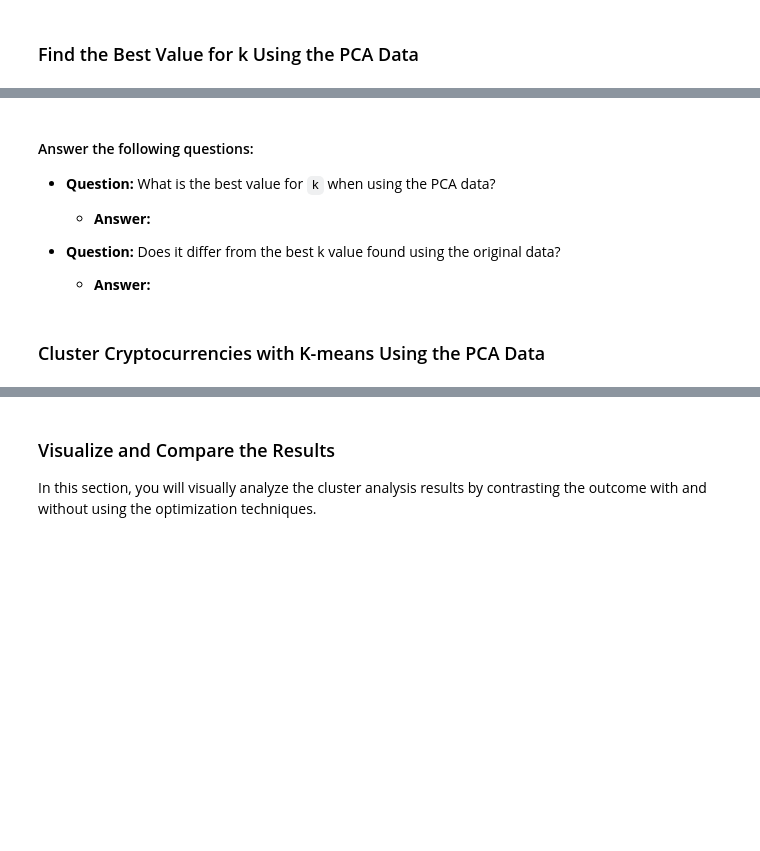
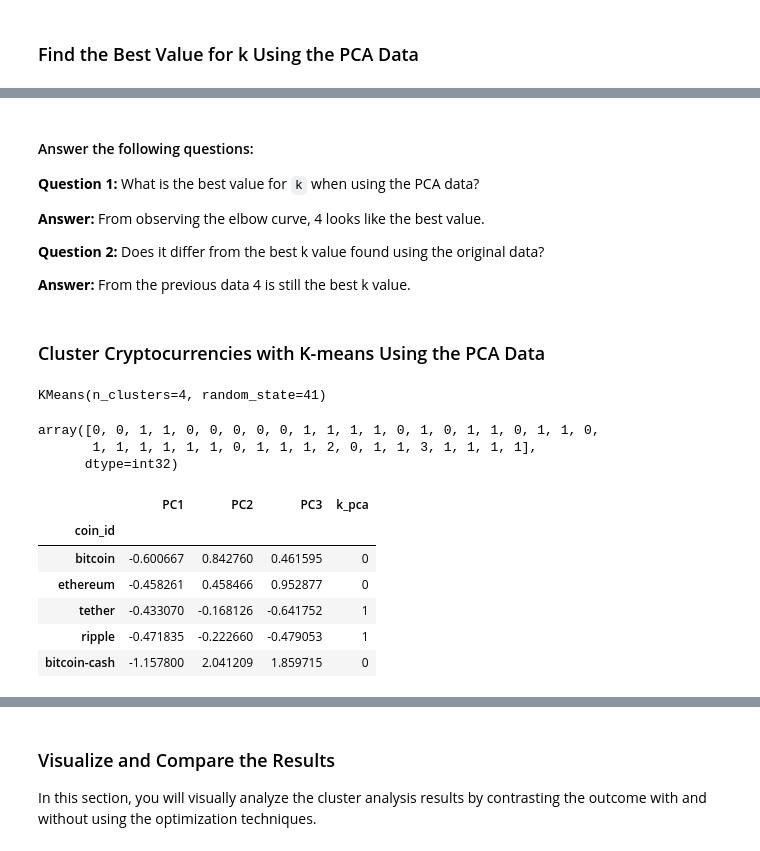
Before and after one commit to vincehsanchez/CryptoClustering, a Jupyter notebook: module19starterchallengecode/Crypto_Clustering_starter_code.ipynb, the cells around one changed output, grey strips where cells are left out. Drawn from its saved outputs; the diff is of its cells as text; code cells hidden in the pictures; blank space fills up the shorter version.

```diff
--- a/module19starterchallengecode/Crypto_Clustering_starter_code.ipynb
+++ b/module19starterchallengecode/Crypto_Clustering_starter_code.ipynb
@@ -283,11 +290,14 @@ df_crypto_pca = pd.DataFrame(crypto_pca_data)
 # %%
 # Create an empty list to store the inertia values
-
-
+inertia = []
 # Create a for loop to compute the inertia with each possible value of k
+for i in k:
 # Inside the loop:
 # 1. Create a KMeans model using the loop counter for the n_clusters
+    k_model = KMeans(n_clusters=i, random_state=41)
 # 2. Fit the model to the data using `df_market_data_pca`
+    k_model.fit(df_crypto_pca)
 # 3. Append the model.inertia_ to the inertia list
+    inertia.append(k_model.inertia_)
 # %%
 # Create a dictionary with the data to plot the Elbow curve
@@ -299,32 +326,50 @@ df_crypto_pca = pd.DataFrame(crypto_pca_data)
 # %% [markdown]
 #### Answer the following questions:
 
-* **Question:** What is the best value for `k` when using the PCA data?
+**Question 1:** What is the best value for `k` when using the PCA data?
 
-  * **Answer:**
+**Answer:**
+From observing the elbow curve, 4 looks like the best value.
 
+**Question 2:** Does it differ from the best k value found using the original data?
 
-* **Question:** Does it differ from the best k value found using the original data?
-
-  * **Answer:**
+**Answer:**
+From the previous data 4 is still the best k value.
 # %% [markdown]
 ### Cluster Cryptocurrencies with K-means Using the PCA Data
 # %%
 # Initialize the K-Means model using the best value for k
+model = KMeans(n_clusters=4,random_state=41)#41 for zeb!
 # %%
 # Fit the K-Means model using the PCA data
+model.fit(df_crypto_pca)
+# %% [output]
+KMeans(n_clusters=4, random_state=41)
 # %%
 # Predict the clusters to group the cryptocurrencies using the PCA data
-
+k_pca = model.predict(df_crypto_pca)
 # Print the resulting array of cluster values.
+k_pca
+# %% [output]
+array([0, 0, 1, 1, 0, 0, 0, 0, 0, 1, 1, 1, 1, 0, 1, 0, 1, 1, 0, 1, 1, 0,
+       1, 1, 1, 1, 1, 1, 0, 1, 1, 1, 2, 0, 1, 1, 3, 1, 1, 1, 1],
+      dtype=int32)
 # %%
 # Create a copy of the DataFrame with the PCA data
-
-
+df_crypto_pca_predictions = df_crypto_pca.copy()
 # Add a new column to the DataFrame with the predicted clusters
-
-
+df_crypto_pca_predictions["k_pca"] = k_pca
+df_crypto_pca_predictions
 # Display sample data
+df_crypto_pca_predictions.head()
+# %% [output]
+|  | PC1 | PC2 | PC3 | k_pca |
+| coin_id |  |  |  |  |
+| bitcoin | -0.600667 | 0.842760 | 0.461595 | 0 |
+| ethereum | -0.458261 | 0.458466 | 0.952877 | 0 |
+| tether | -0.433070 | -0.168126 | -0.641752 | 1 |
+| ripple | -0.471835 | -0.222660 | -0.479053 | 1 |
+| bitcoin-cash | -1.157800 | 2.041209 | 1.859715 | 0 |
 # %%
 # Create a scatter plot using hvPlot by setting
 # `x="PC1"` and `y="PC2"`.
```
Also changed, not shown: parts of 8 cells of this notebook.
